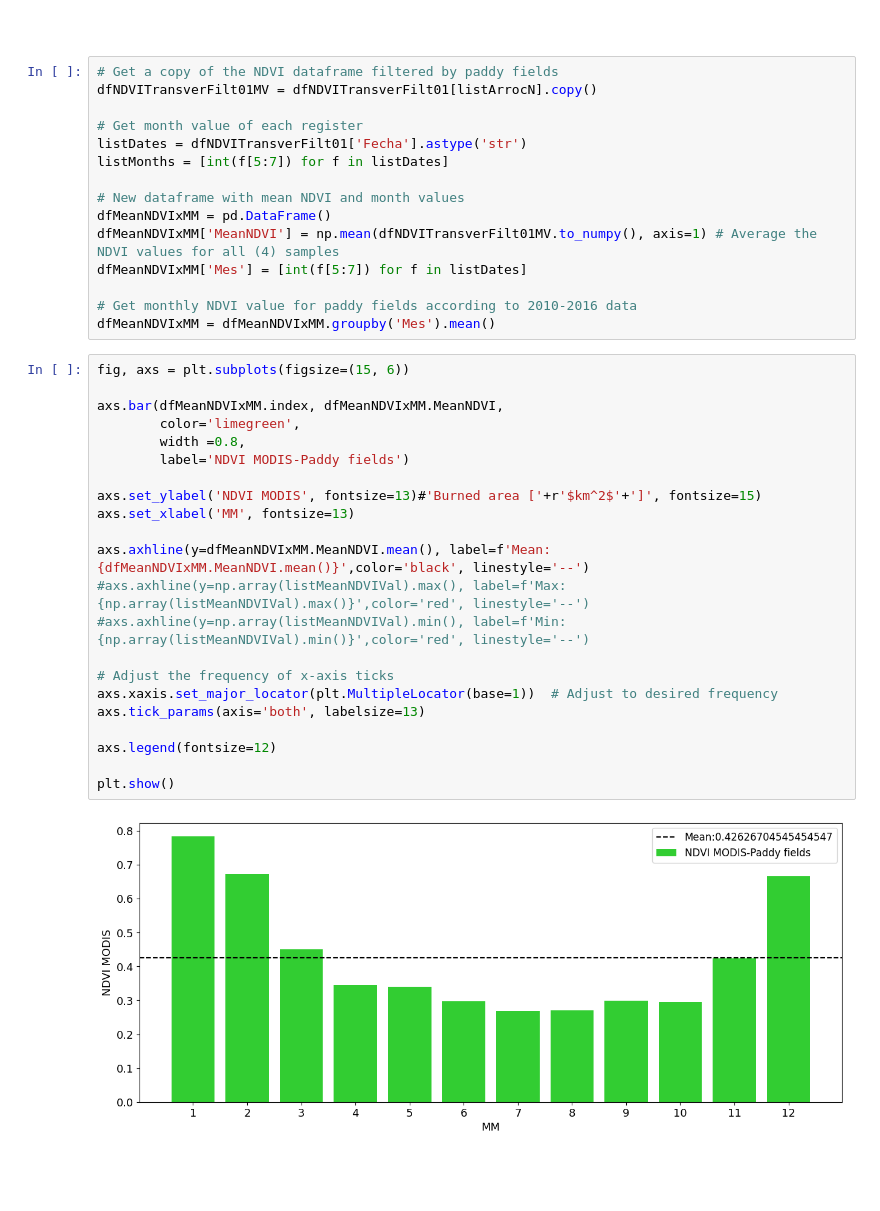
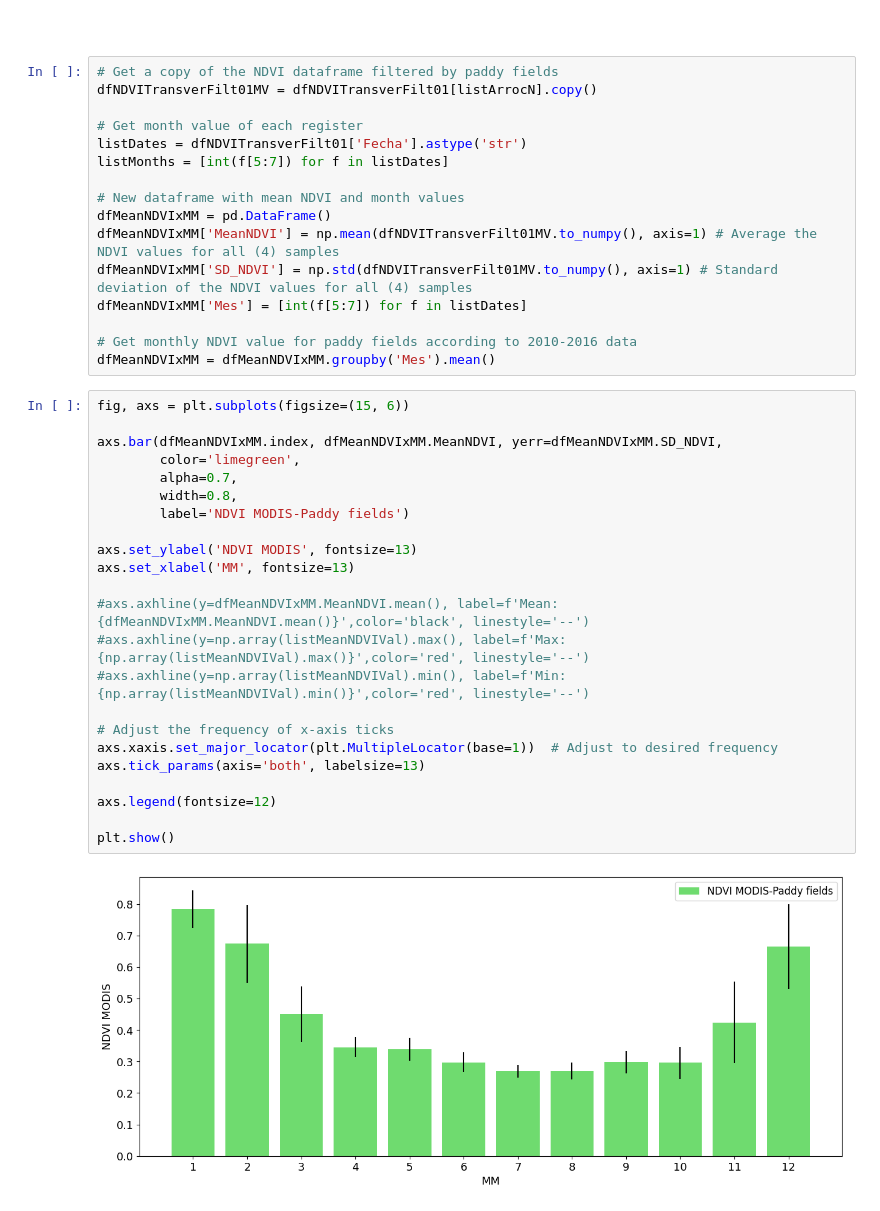
Before and after one commit to francobarrionuevoenv21/ClusteringPaddyFields_Fires_SanJavier, a Jupyter notebook: 03_CoverTypes2022_sampling.ipynb, the cells around one changed output. Drawn from its saved outputs; the diff is of its cells as text; blank space fills up the shorter version.

```diff
--- a/03_CoverTypes2022_sampling.ipynb
+++ b/03_CoverTypes2022_sampling.ipynb
@@ -163,6 +165,7 @@ listMonths = [int(f[5:7]) for f in listDates]
 # New dataframe with mean NDVI and month values
 dfMeanNDVIxMM = pd.DataFrame()
 dfMeanNDVIxMM['MeanNDVI'] = np.mean(dfNDVITransverFilt01MV.to_numpy(), axis=1) # Average the NDVI values for all (4) samples
+dfMeanNDVIxMM['SD_NDVI'] = np.std(dfNDVITransverFilt01MV.to_numpy(), axis=1) # Standard deviation of the NDVI values for all (4) samples
 dfMeanNDVIxMM['Mes'] = [int(f[5:7]) for f in listDates]
 
 # Get monthly NDVI value for paddy fields according to 2010-2016 data
@@ -170,24 +173,25 @@ dfMeanNDVIxMM = dfMeanNDVIxMM.groupby('Mes').mean()
 # %%
 fig, axs = plt.subplots(figsize=(15, 6))
 
-axs.bar(dfMeanNDVIxMM.index, dfMeanNDVIxMM.MeanNDVI,
+axs.bar(dfMeanNDVIxMM.index, dfMeanNDVIxMM.MeanNDVI, yerr=dfMeanNDVIxMM.SD_NDVI,
         color='limegreen',
-        width =0.8,
+        alpha=0.7,
+        width=0.8,
         label='NDVI MODIS-Paddy fields')
 
-axs.set_ylabel('NDVI MODIS', fontsize=13)#'Burned area ['+r'$km^2$'+']', fontsize=15)
+axs.set_ylabel('NDVI MODIS', fontsize=13)
 axs.set_xlabel('MM', fontsize=13)
 
-axs.axhline(y=dfMeanNDVIxMM.MeanNDVI.mean(), label=f'Mean:{dfMeanNDVIxMM.MeanNDVI.mean()}',color='black', linestyle='--')
+#axs.axhline(y=dfMeanNDVIxMM.MeanNDVI.mean(), label=f'Mean:{dfMeanNDVIxMM.MeanNDVI.mean()}',color='black', linestyle='--')
 #axs.axhline(y=np.array(listMeanNDVIVal).max(), label=f'Max:{np.array(listMeanNDVIVal).max()}',color='red', linestyle='--')
 #axs.axhline(y=np.array(listMeanNDVIVal).min(), label=f'Min:{np.array(listMeanNDVIVal).min()}',color='red', linestyle='--')
 
 # Adjust the frequency of x-axis ticks
 axs.xaxis.set_major_locator(plt.MultipleLocator(base=1))  # Adjust to desired frequency
 axs.tick_params(axis='both', labelsize=13)
 
 axs.legend(fontsize=12)
 
 plt.show()
 # %% [output]
-[figure, old version]
+[figure, new version]
```
Also changed, not shown: parts of 9 cells of this notebook.
